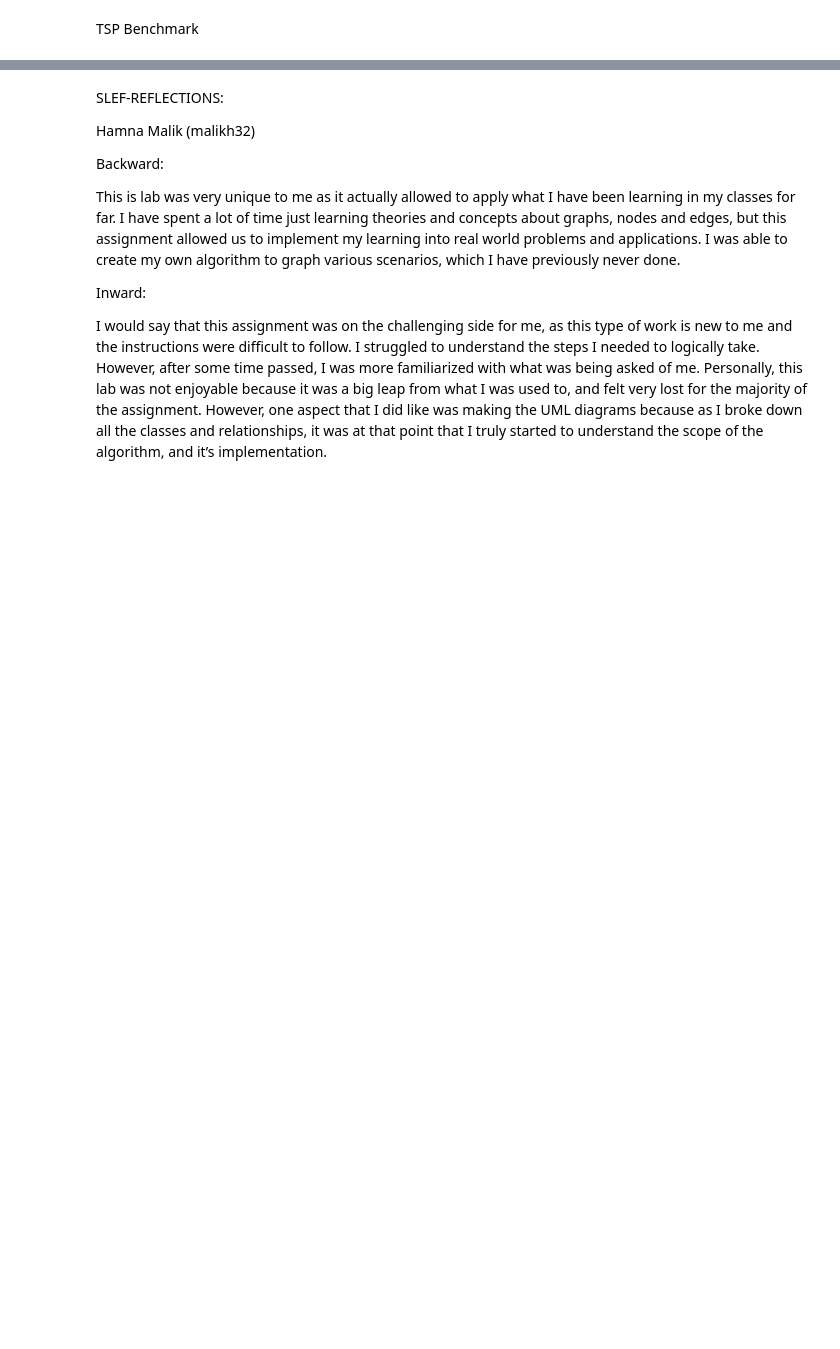
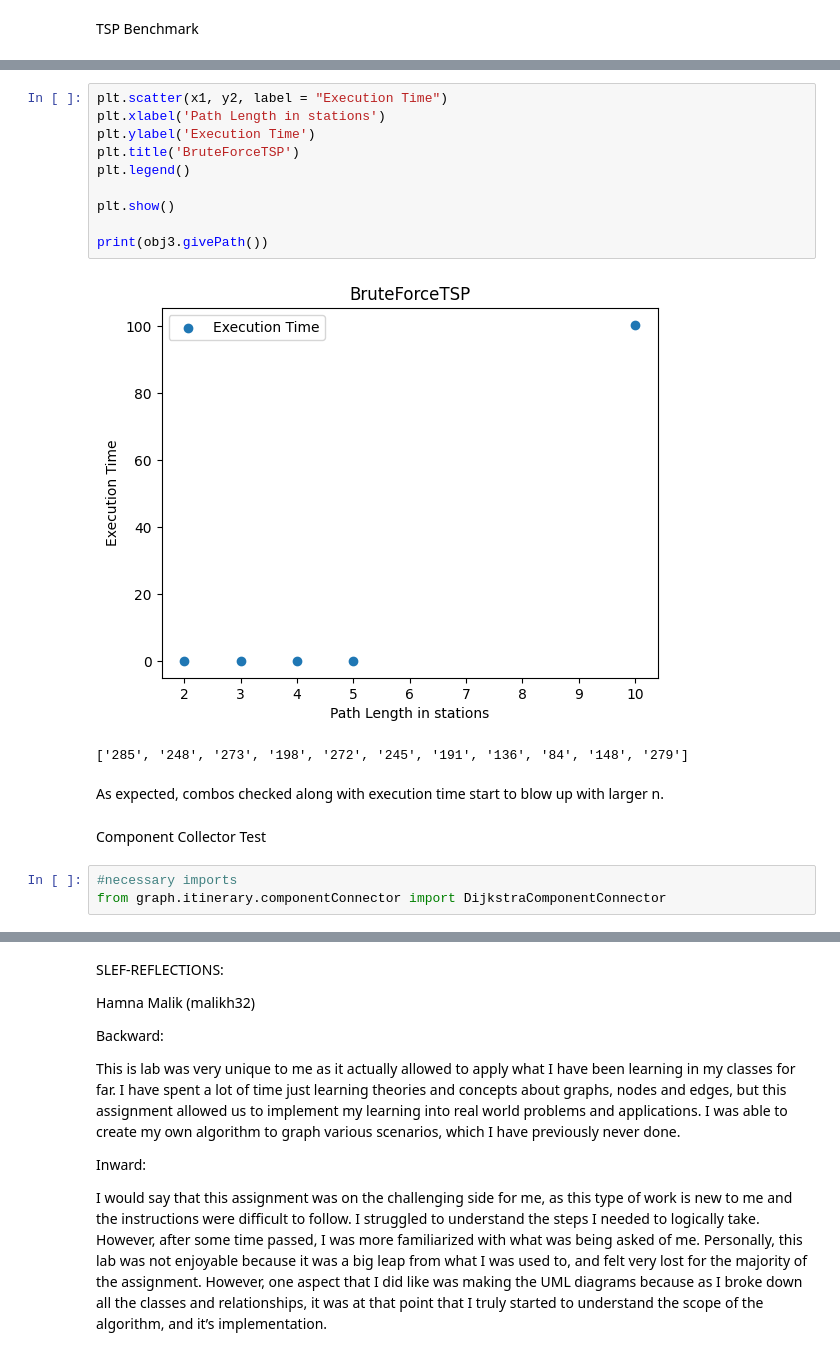
Before and after one commit to N4T10N01/Graph_Project, a Jupyter notebook: graph_lab.ipynb, the cells around one changed output, grey strips where cells are left out. Saved outputs shown, nothing was run; the diff lists cells and outputs as text; blank space fills up the shorter version.

```diff
--- a/graph_lab.ipynb
+++ b/graph_lab.ipynb
@@ -278,0 +397,20 @@ KeyError: '87'
+# %%
+plt.scatter(x1, y2, label = "Execution Time")
+plt.xlabel('Path Length in stations')
+plt.ylabel('Execution Time')
+plt.title('BruteForceTSP')
+plt.legend()
+
+plt.show()
+
+print(obj3.givePath())
+# %% [output]
+[figure, added]
+['285', '248', '273', '198', '272', '245', '191', '136', '84', '148', '279']
+# %% [markdown]
+As expected, combos checked along with execution time start to blow up with larger n.
+# %% [markdown]
+Component Collector Test
+# %%
+#necessary imports
+from graph.itinerary.componentConnector import DijkstraComponentConnector
```
Also changed, not shown: parts of 20 cells of this notebook, 8 other files.
